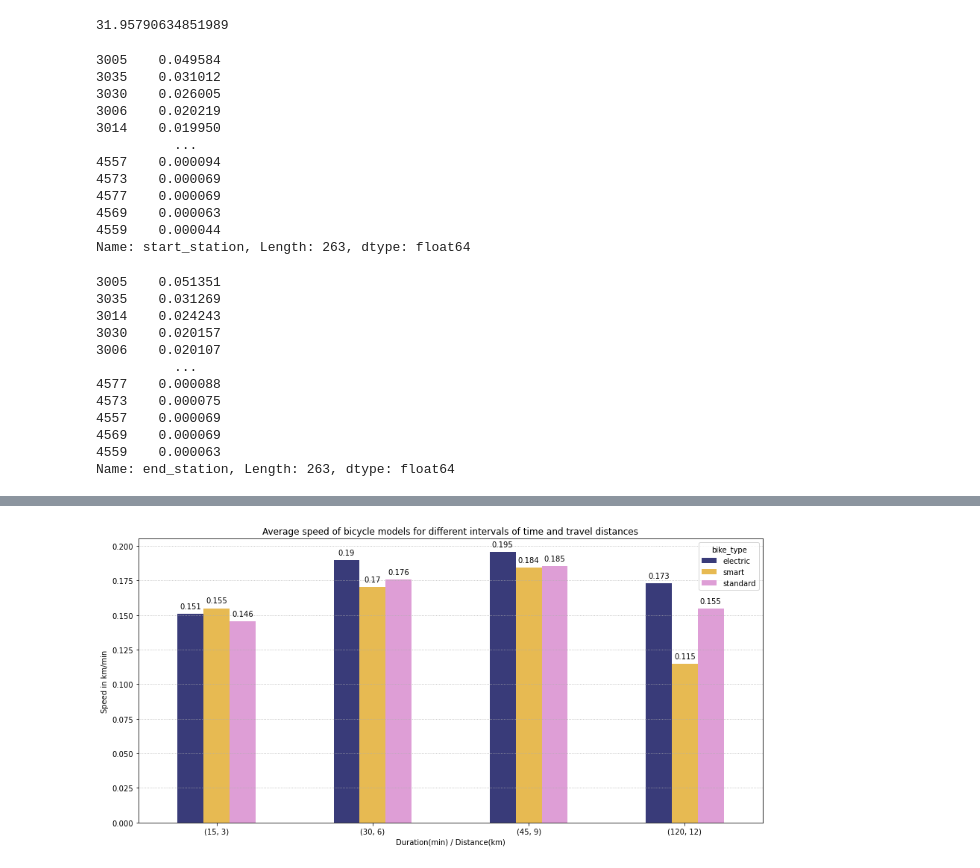
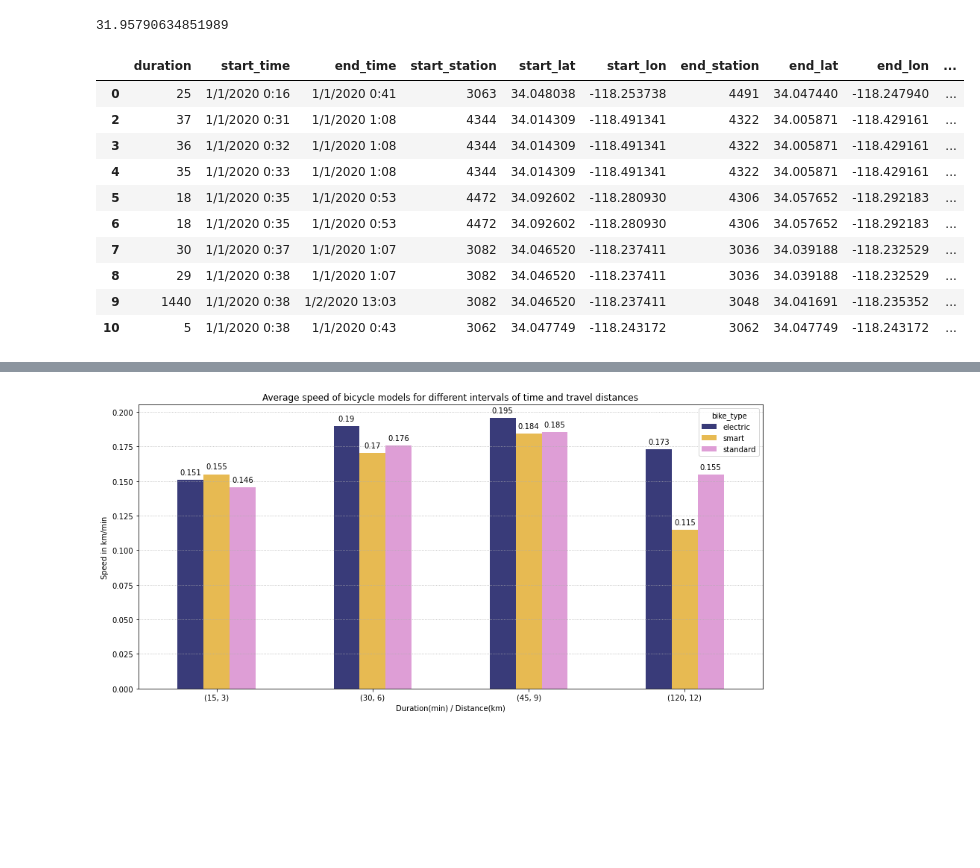
Before and after one commit to jvcanavarro/MetroBike, a Jupyter notebook: main.ipynb, the cells around one changed output, grey strips where cells are left out. Saved outputs shown, nothing was run; the diff lists cells and outputs as text; code cells hidden in the pictures; blank space fills up the shorter version.

```diff
--- a/main.ipynb
+++ b/main.ipynb
@@ -74,38 +73,6 @@ Name: bike_type, dtype: float64
 df['duration'].mean()
 # %% [output]
 31.95790634851989
-# %%
-# Percentage of rides starting at all stations
-df['start_station'].value_counts(normalize=True)
-# %% [output]
-3005    0.049584
-3035    0.031012
-3030    0.026005
-3006    0.020219
-3014    0.019950
-          ...
-4557    0.000094
-4573    0.000069
-4577    0.000069
-4569    0.000063
-4559    0.000044
-Name: start_station, Length: 263, dtype: float64
-# %%
-# Percentage of rides ending at all stations
-df['end_station'].value_counts(normalize=True)
-# %% [output]
-3005    0.051351
-3035    0.031269
-3014    0.024243
-3030    0.020157
-3006    0.020107
-          ...
-4577    0.000088
-4573    0.000075
-4557    0.000069
-4569    0.000069
-4559    0.000063
-Name: end_station, Length: 263, dtype: float64
 # %%
 # Calculate distance using lat-long
 def get_distance(coords):
@@ -114,6 +81,20 @@ def get_distance(coords):
 # Create new distance column
 columns = ['start_lat', 'start_lon', 'end_lat', 'end_lon']
 df['distance'] = df.apply(lambda x: get_distance(x[columns]), axis=1)
+# %%
+df.head(10)
+# %% [output]
+|  | duration | start_time | end_time | start_station | start_lat | start_lon | end_station | end_lat | end_lon | ... |
+| 0 | 25 | 1/1/2020 0:16 | 1/1/2020 0:41 | 3063 | 34.048038 | -118.253738 | 4491 | 34.047440 | -118.247940 | ... |
+| 2 | 37 | 1/1/2020 0:31 | 1/1/2020 1:08 | 4344 | 34.014309 | -118.491341 | 4322 | 34.005871 | -118.429161 | ... |
+| 3 | 36 | 1/1/2020 0:32 | 1/1/2020 1:08 | 4344 | 34.014309 | -118.491341 | 4322 | 34.005871 | -118.429161 | ... |
+| 4 | 35 | 1/1/2020 0:33 | 1/1/2020 1:08 | 4344 | 34.014309 | -118.491341 | 4322 | 34.005871 | -118.429161 | ... |
+| 5 | 18 | 1/1/2020 0:35 | 1/1/2020 0:53 | 4472 | 34.092602 | -118.280930 | 4306 | 34.057652 | -118.292183 | ... |
+| 6 | 18 | 1/1/2020 0:35 | 1/1/2020 0:53 | 4472 | 34.092602 | -118.280930 | 4306 | 34.057652 | -118.292183 | ... |
+| 7 | 30 | 1/1/2020 0:37 | 1/1/2020 1:07 | 3082 | 34.046520 | -118.237411 | 3036 | 34.039188 | -118.232529 | ... |
+| 8 | 29 | 1/1/2020 0:38 | 1/1/2020 1:07 | 3082 | 34.046520 | -118.237411 | 3036 | 34.039188 | -118.232529 | ... |
+| 9 | 1440 | 1/1/2020 0:38 | 1/2/2020 13:03 | 3082 | 34.046520 | -118.237411 | 3048 | 34.041691 | -118.235352 | ... |
+| 10 | 5 | 1/1/2020 0:38 | 1/1/2020 0:43 | 3062 | 34.047749 | -118.243172 | 3062 | 34.047749 | -118.243172 | ... |
 # %%
 # The duration and distance values of rides are very discrepant, specially because some rides start and end at same station. Eventually there are cases where people stay with the bike an entire day and then return then to a station, which doesn't reflect the real time they spending at the ride.
 # In this sense, we decided to ignore those cases when calculating the mean speed of each bycicle model.
```
Also changed, not shown: parts of 8 cells of this notebook.
